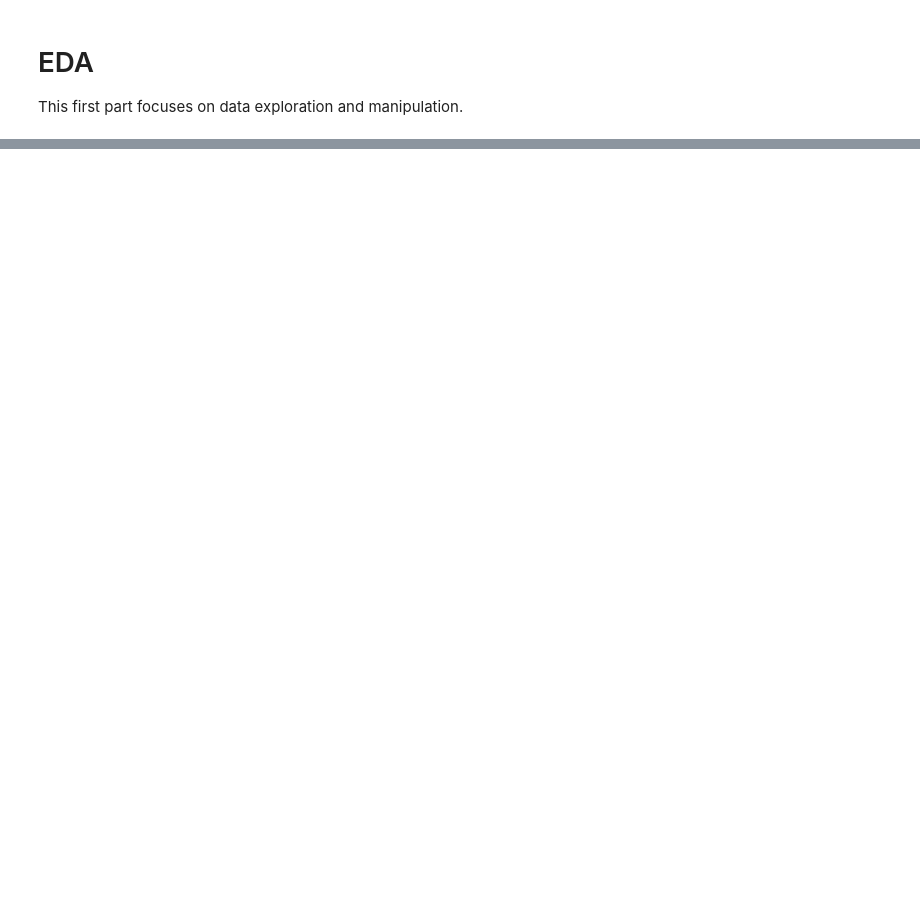
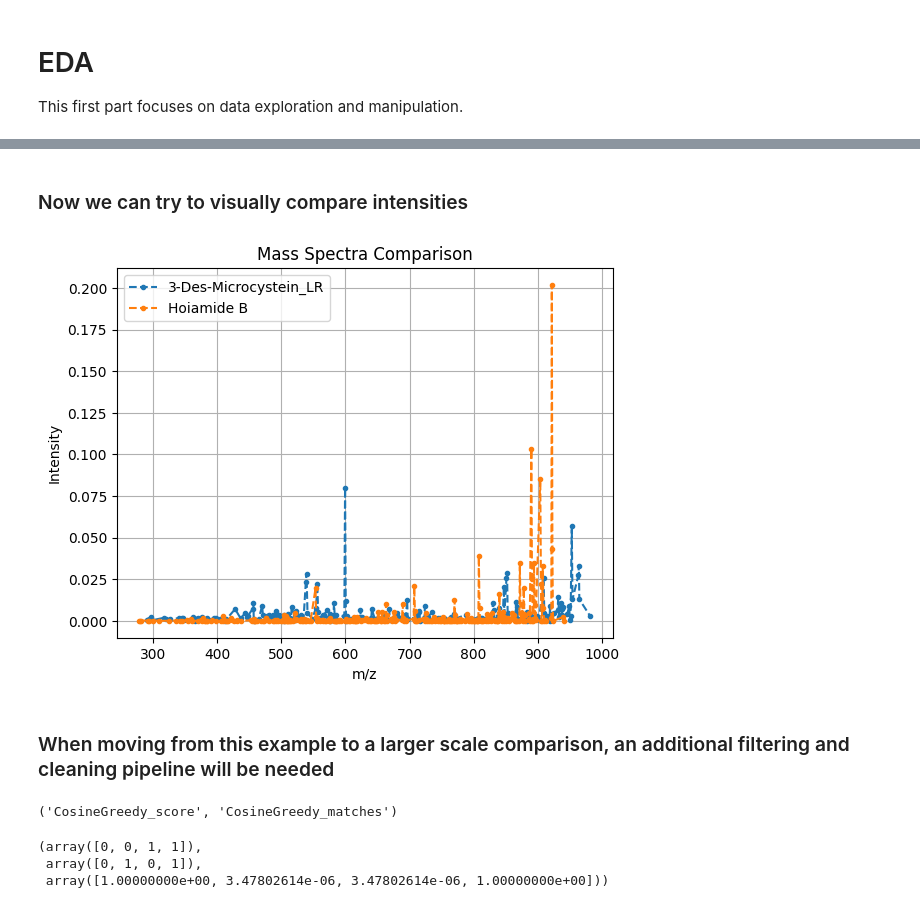
Before and after one commit to ongarileonardo/plant_bioactivities, a Jupyter notebook: src/EDA.ipynb, the cells around one changed output, grey strips where cells are left out. Drawn from its saved outputs; the diff is of its cells as text; code cells hidden in the pictures; blank space fills up the shorter version.

Commit message:
feat: recreated import and cosine similarity pipeline

```diff
--- a/src/EDA.ipynb
+++ b/src/EDA.ipynb
@@ -51,0 +56,18 @@ Index(['Activity_ID', 'Quality', 'source', 'CID', 'SMILES', 'connectivity',
+# %% [markdown]
+### Now we can try to visually compare intensities
+# %%
+# normalize to probability distributions and compare
+# assuming we want to compare the shape of the spectra rather than absolute intensities
+
+normalized1 = spectra[0].peaks.intensities / np.sum(spectra[0].peaks.intensities)
+normalized2 = spectra[1].peaks.intensities / np.sum(spectra[1].peaks.intensities)
+plt.plot(spectra[0].peaks.mz, normalized1, '--.', label=f"{spectra[0].metadata.get('compound_name', 'Unknown')}")
+plt.plot(spectra[1].peaks.mz, normalized2, '--.', label=f"{spectra[1].metadata.get('compound_name', 'Unknown')}")
+plt.xlabel("m/z")
+plt.ylabel("Intensity")
+plt.title("Mass Spectra Comparison")
+plt.legend()
+plt.grid()
+plt.show()
+# %% [output]
+[figure, added]
@@ -51,0 +78,2 @@ Index(['Activity_ID', 'Quality', 'source', 'CID', 'SMILES', 'connectivity',
+# %% [markdown]
+### When moving from this example to a larger scale comparison, an additional filtering and cleaning pipeline will be needed
@@ -51,0 +90,10 @@ Index(['Activity_ID', 'Quality', 'source', 'CID', 'SMILES', 'connectivity',
+# %%
+scores.score_names
+# %% [output]
+('CosineGreedy_score', 'CosineGreedy_matches')
+# %%
+scores.scores['CosineGreedy_score']
+# %% [output]
+(array([0, 0, 1, 1]),
+ array([0, 1, 0, 1]),
+ array([1.00000000e+00, 3.47802614e-06, 3.47802614e-06, 1.00000000e+00]))
```
Also changed, not shown: parts of 15 cells of this notebook, 2 other files.
